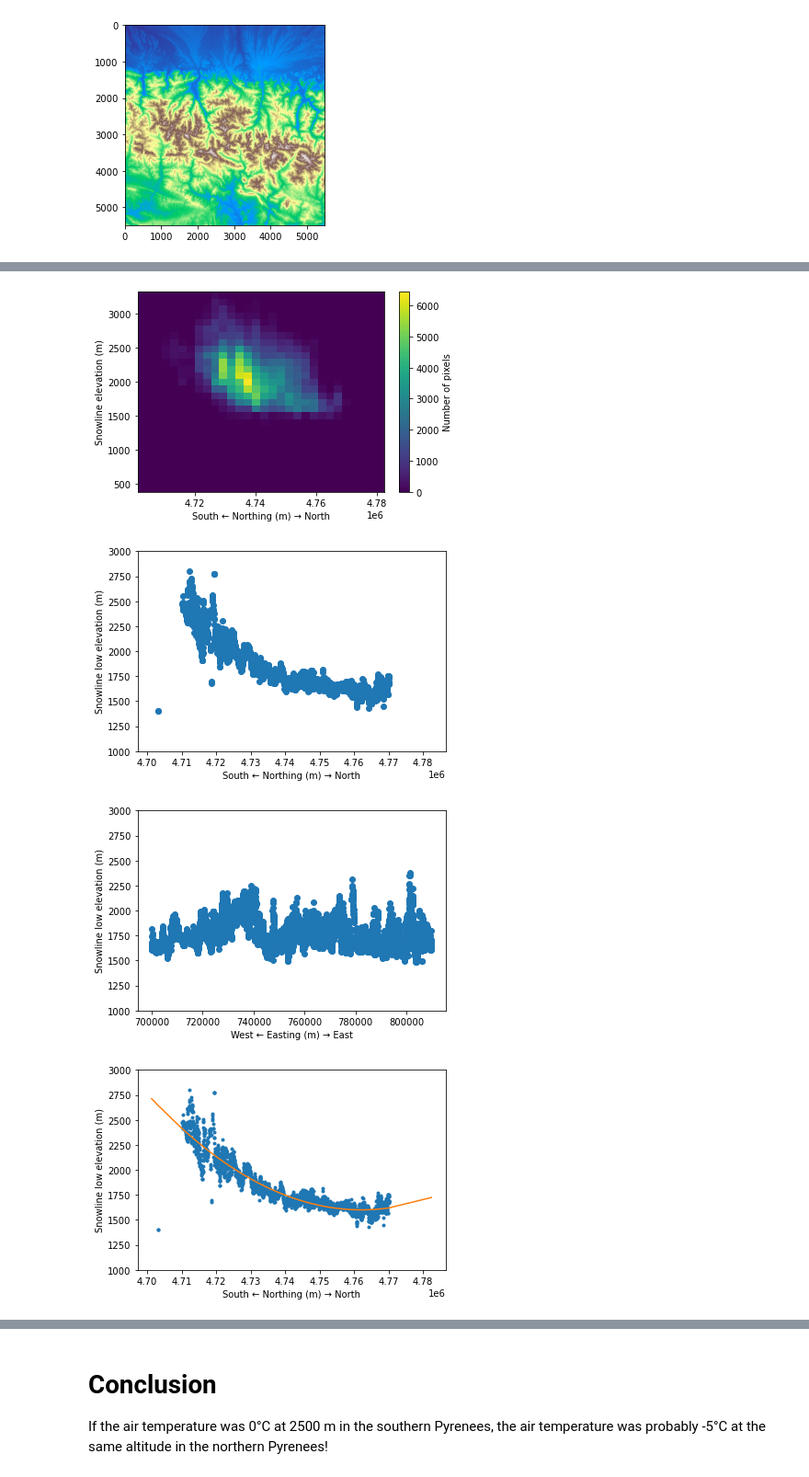
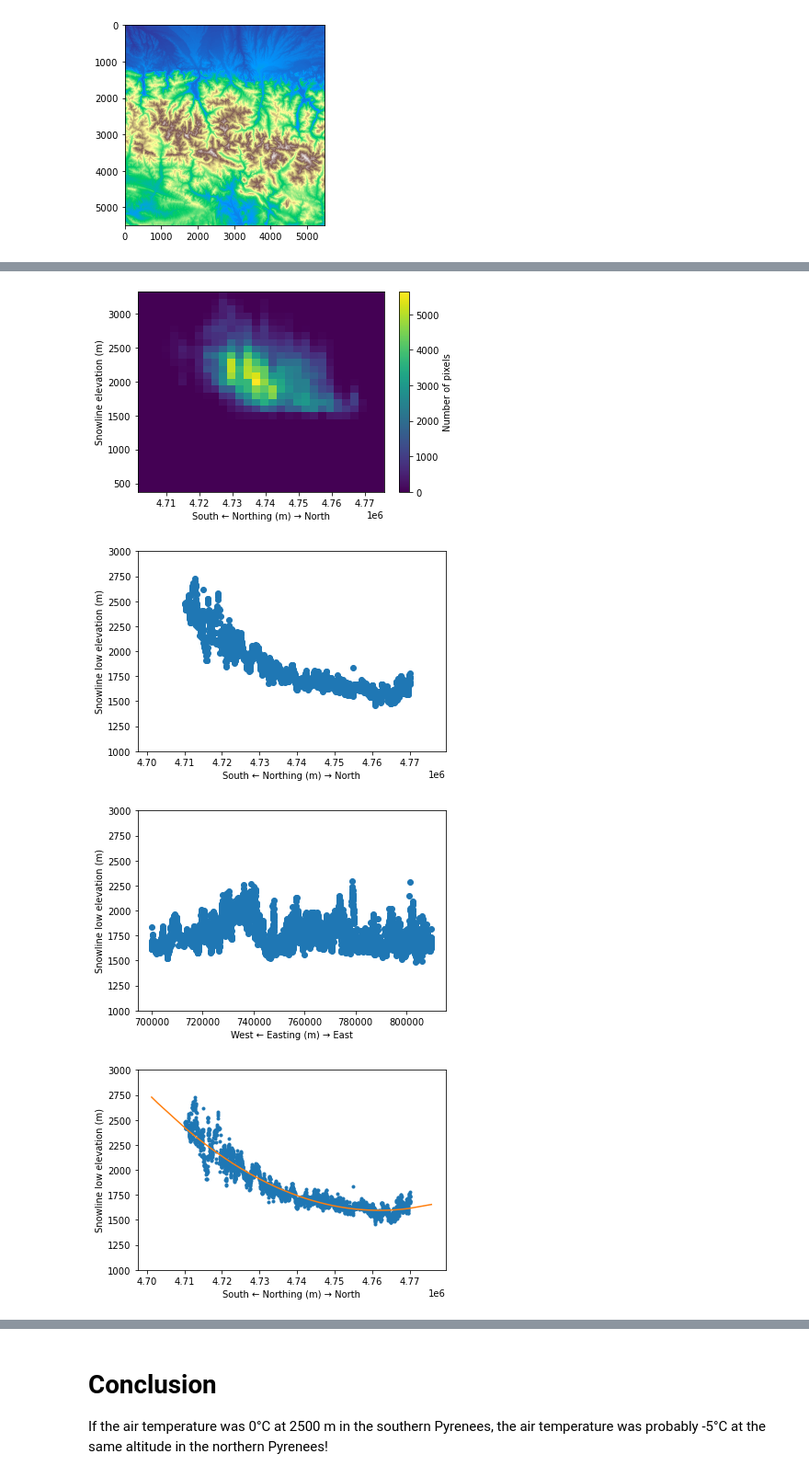
Before and after one commit to sgascoin/snowLineElevation, a Jupyter notebook: snowLineElevationWithCloud.ipynb, the cells around one changed output, grey strips where cells are left out. Shown at 92% size. Drawn from its saved outputs; the diff is of its cells as text; code cells hidden in the pictures.

Commit message:
Main branch uses HRSI FSC

```diff
--- a/snowLineElevationWithCloud.ipynb
+++ b/snowLineElevationWithCloud.ipynb
@@ -15,8 +15,8 @@ from datetime import datetime
 from numpy.lib import recfunctions
 %matplotlib inline
 # %%
-# path to the Theia snow product 2020-Sep-27 tile 30TYN (Central Pyrenees)
-# Theia data can be obtained from https://theia.cnes.fr/atdistrib/rocket/#/search?collection=Snow
-f = '../data/SENTINEL2A_20200927-105922-256_L2B-SNOW_T30TYN_C_V1-7/SENTINEL2A_20200927-105922-256_L2B-SNOW_T30TYN_C_V1-7_SNW_R2.tif'
-# The DEM can be made from the freely available void-filled SRTM DEM (USGS/NASA) and resampled to S2 grid using gdal or QGIS
+# path to the HRSI FSC snow product 2020-Sep-27 tile 30TYN (Central Pyrenees)
+# downloaded from https://cryo.land.copernicus.eu/finder/
+f = '../data/FSC_20200927T105922_S2A_T30TYN_V100_1/FSC_20200927T105922_S2A_T30TYN_V100_1_FSCOG.tif'
+# DEM made from the void-filled SRTM DEM (USGS/NASA) and resampled to the same grid as the FSC product
 fdem = '../data/DEM_30TYN.tif'
@@ -46,6 +42,6 @@ ax2.imshow(I[1600:1700, 800:900],'gray');
 # %%
-# Snow and cloud binary images
-S = (I==100).astype(int)
+# Binarize the FSC to snow/no-snow and cloud binary images
+S = ((I>0) & (I<101)).astype(int)
 C = (I==205).astype(int)
 # %%
 # Pixels marking the snow mask edges (inner boundary)
@@ -134,7 +126,7 @@ plt.xlabel('South ← Northing (m) → North')
 plt.ylabel('Snowline elevation (m)')
 plt.colorbar().set_label('Number of pixels')
 # %% [output]
-[figure, old version]
+[figure, new version]
 # %%
 # We want to evaluate the evolution of the snowline elevation along the north-south direction
 # We use the 10% percentile of the snowline elevation as the snowline low limit
@@ -149,7 +141,7 @@ plt.xlabel('South ← Northing (m) → North')
 plt.ylabel('Snowline low elevation (m)')
 plt.ylim(1000,3000);
 # %% [output]
-[figure, old version]
+[figure, new version]
 # %%
 # same analysis along the east-west direction
 p10x = np.nanpercentile(ZOnsnowline,10,axis=0)
@@ -158,18 +150,18 @@ plt.xlabel('West ← Easting (m) → East')
 plt.ylabel('Snowline low elevation (m)')
 plt.ylim(1000,3000);
 # %% [output]
-[figure, old version]
+[figure, new version]
 # %%
 # Fit a polynomial function to model the variation of the snowline low elevation with northing
 ix = np.logical_not(np.isnan(p10y))
 fit = np.polyfit(y[ix], p10y[ix], 2)
-p = np.poly1d(fit)
-plt.plot(y[ix], p10y[ix], '.', y[ix], p(y[ix]), '-')
+pol = np.poly1d(fit)
+plt.plot(y[ix], p10y[ix], '.', y[ix], pol(y[ix]), '-')
 plt.xlabel('South ← Northing (m) → North')
 plt.ylabel('Snowline low elevation (m)')
 plt.ylim(1000,3000);
 # %% [output]
-[figure, old version]
+[figure, new version]
 # %%
 # use this function to model the variation of the air temperature at fixed level with northing
 # assume a fixed temperature lapse rate
```
Also changed, not shown: parts of 7 cells of this notebook.
